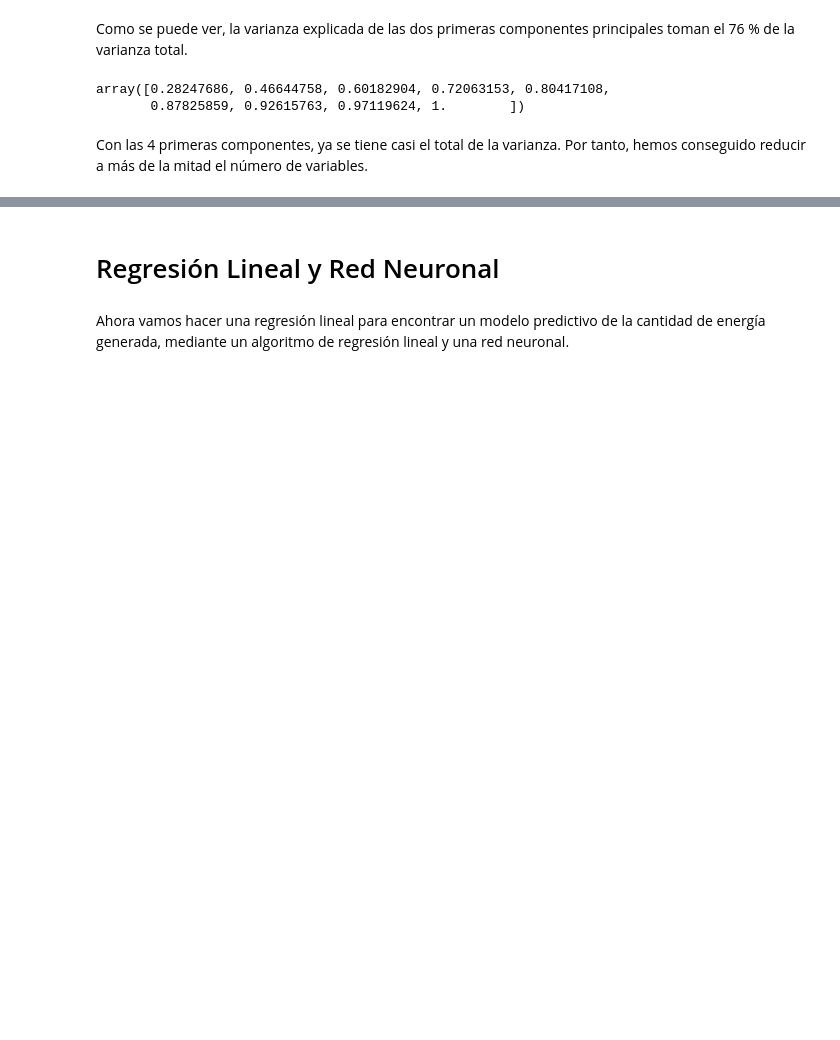
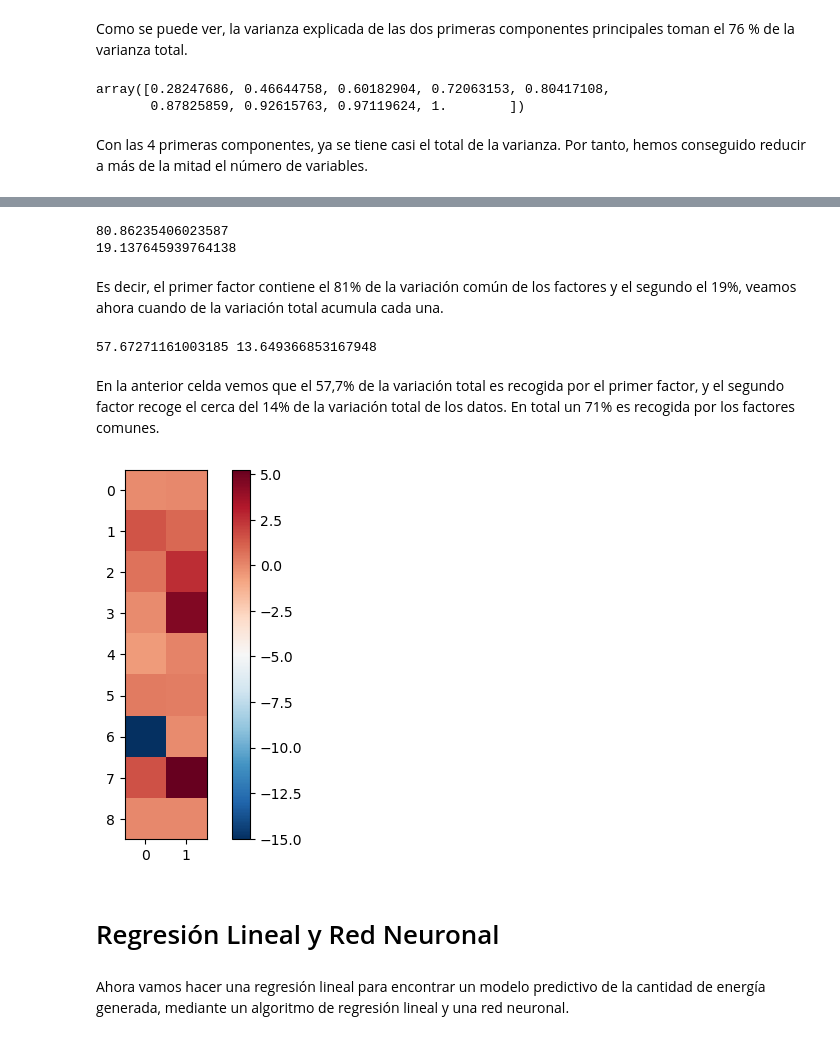
Before and after one commit to PedroAngelFM/TFG, a Jupyter notebook: Python/Código/TFG.ipynb, the cells around one changed output, grey strips where cells are left out. Cells and saved outputs as stored; diff of their text form; code cells hidden in the pictures; blank space fills up the shorter version.

```diff
--- a/Python/Código/TFG.ipynb
+++ b/Python/Código/TFG.ipynb
@@ -105,3 +128,33 @@ Con las 4 primeras componentes, ya se tiene casi el total de la varianza. Por ta
+# %%
+m1=m**2
+m2 = np.sum(m1,axis=1)
+pvar1 = (100*m2[0])/np.sum(m2)
+pvar2 = (100*m2[1])/np.sum(m2)
+
+print(pvar1)
+print(pvar2)
+# %% [output]
+80.86235406023587
+19.137645939764138
+# %% [markdown]
+Es decir, el primer factor contiene el 81% de la variación común de los factores y el segundo el 19%, veamos ahora cuando de la variación total acumula cada una.
+# %%
+pvar1_with_noise = (100*m2[0])/(np.sum(m2)+np.sum(n))
+pvar2_with_noise = (100*m2[1])/(np.sum(m2)+np.sum(n))
+print(pvar1_with_noise, pvar2_with_noise)
+# %% [output]
+57.67271161003185 13.649366853167948
+# %% [markdown]
+En la anterior celda vemos que el 57,7% de la variación total es recogida por el primer factor, y el segundo factor recoge el cerca del 14% de la variación total de los datos. En total  un 71% es recogida por los factores comunes.
+# %%
+fa_varmax=FactorAnalysis(n_components=2, rotation='varimax')
+X_fa_varmax=fa_varmax.fit_transform(X)
+components_varmax = fa_varmax.components_.T
+plt.imshow(components_varmax, cmap='RdBu_r')
+plt.colorbar()
+plt.show()
+# %% [output]
+[figure, added]
 # %% [markdown]
 # Regresión Lineal y Red Neuronal
 # %% [markdown]
```
Also changed, not shown: parts of 19 cells of this notebook.
